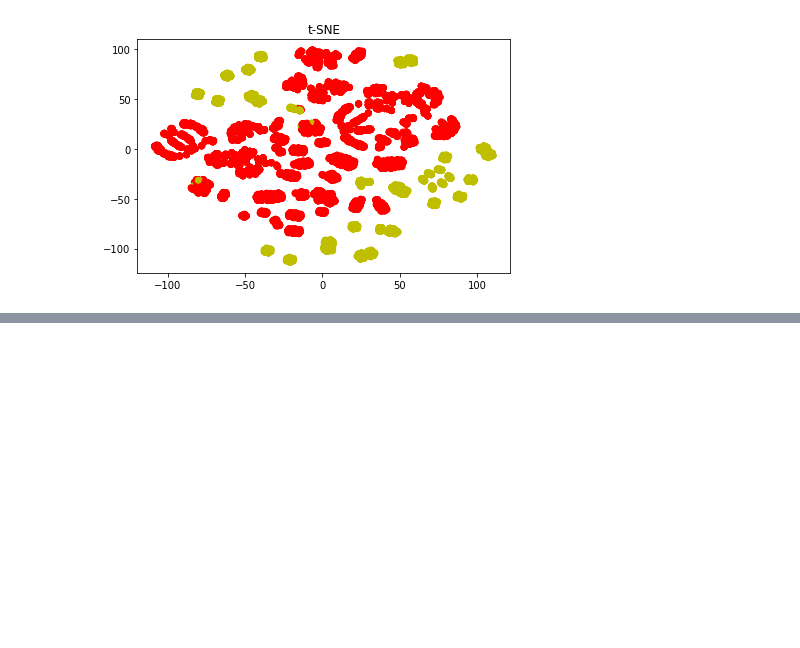
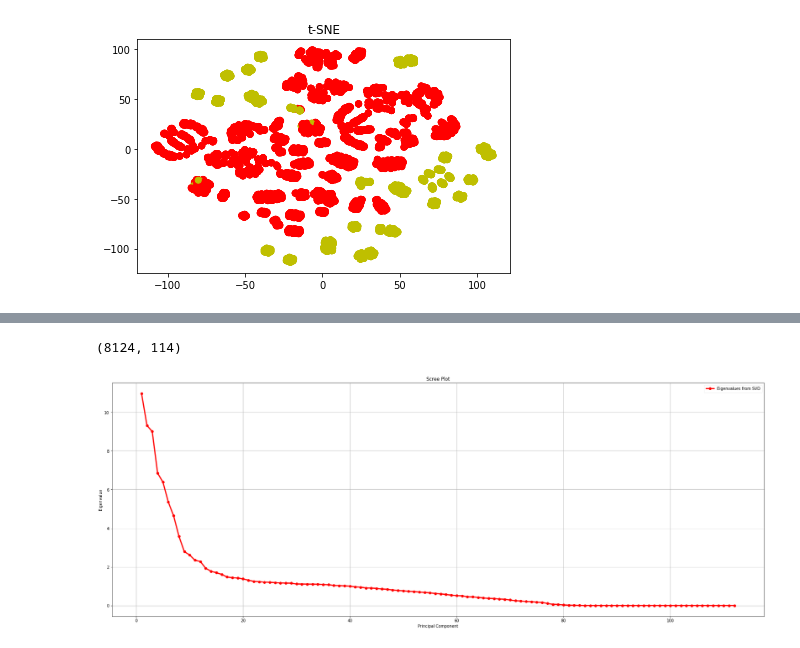
Before and after one commit to Data-Competition/Super-Mario, a Jupyter notebook: mushroom-report-v1.ipynb, the cells around one changed output, grey strips where cells are left out. Drawn from its saved outputs; the diff is of its cells as text; code cells hidden in the pictures; blank space fills up the shorter version.

Commit message:
[feature]: PCA & t-SNE for one-hot-encoded data

```diff
--- a/mushroom-report-v1.ipynb
+++ b/mushroom-report-v1.ipynb
@@ -347,3 +347,13 @@ plt.show()
 [t-SNE] KL divergence after 250 iterations with early exaggeration: 12.692382
 [t-SNE] Error after 1000 iterations: 0.413679
 [figure]
+# %%
+# again... with one-hot-encoded data
+dataset = "./data/mushrooms.csv"
+
+df = pd.read_csv(dataset)  # read DataSet
+df.drop('stalk-root', axis=1, inplace=True)
+
+for col in df.columns:
+    df = pd.get_dummies(df, columns=[col])
+df.head(7)
@@ -349,0 +370,34 @@ plt.show()
+# %%
+df.shape  # 114 dims...
+# %% [output]
+(8124, 114)
+# %%
+train_y = df['class_e']
+df.drop(['class_p', 'class_e'], axis=1, inplace=True)
+train_x = df
+# %%
+train_x = StandardScaler().fit_transform(train_x)
+# %%
+A = train_x
+U, S, V = np.linalg.svd(A)
+eigvals = S ** 2 / np.cumsum(S)[-1]
+eigvals2 = S ** 2 / np.sum(S)
+assert (eigvals == eigvals2).all()
+# %%
+fig = plt.figure(figsize=(30, 11))
+sing_vals = np.arange(len(eigvals)) + 1
+
+plt.plot(sing_vals, eigvals, 'ro-', linewidth=3)
+plt.title('Scree Plot')
+plt.xlabel('Principal Component')
+plt.ylabel('Eigenvalue')
+
+leg = plt.legend(['Eigenvalues from SVD'], loc='best', borderpad=0.5,
+                 shadow=False, markerscale=1)
+leg.get_frame().set_alpha(0.3)
+leg.draggable(state=True)
+plt.savefig('./scree_plot.png')
+plt.grid(True)
+plt.show()
+# %% [output]
+[figure, added]
```
Also changed, not shown: parts of 3 cells of this notebook, 3 other files.
